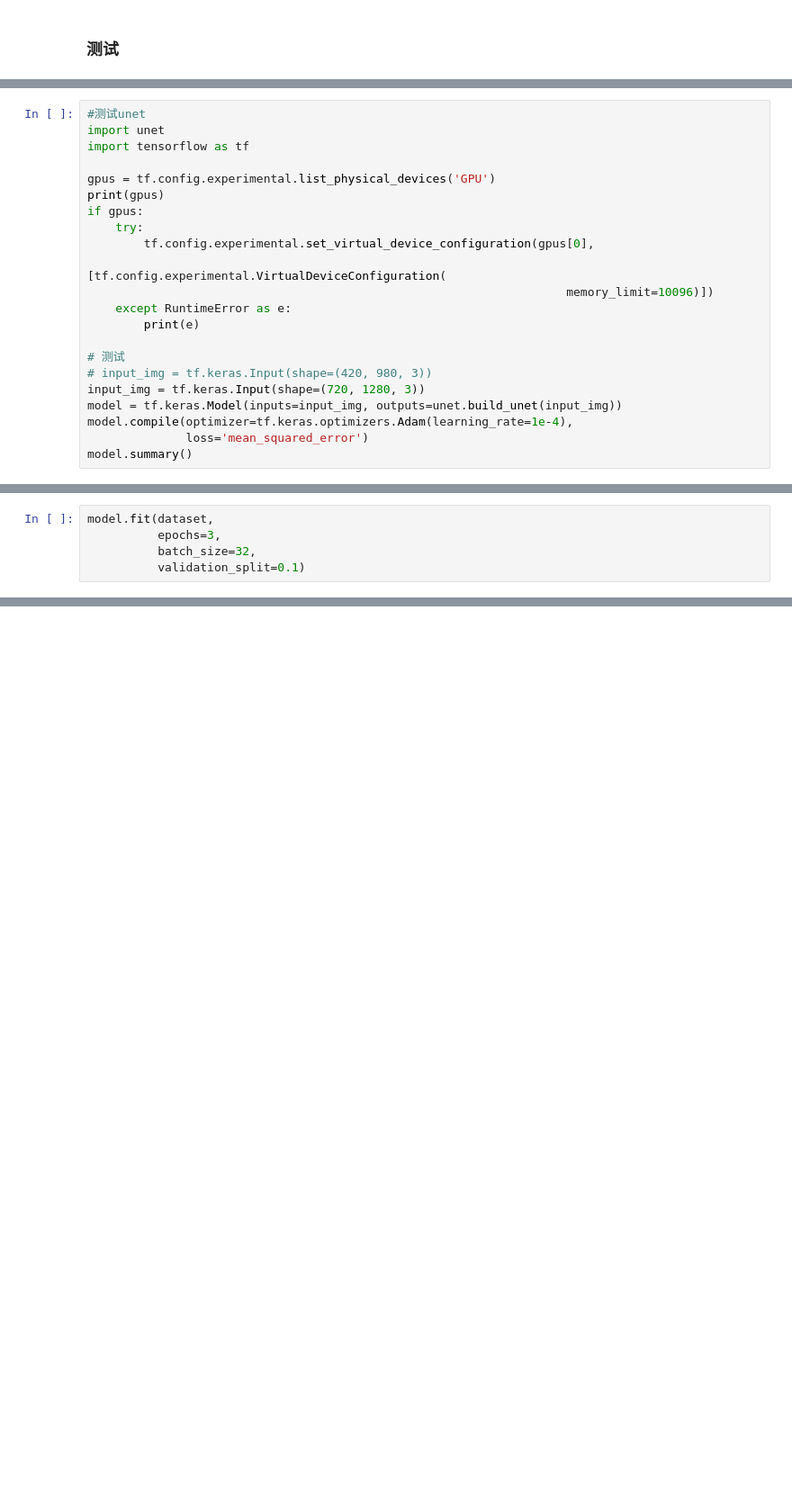
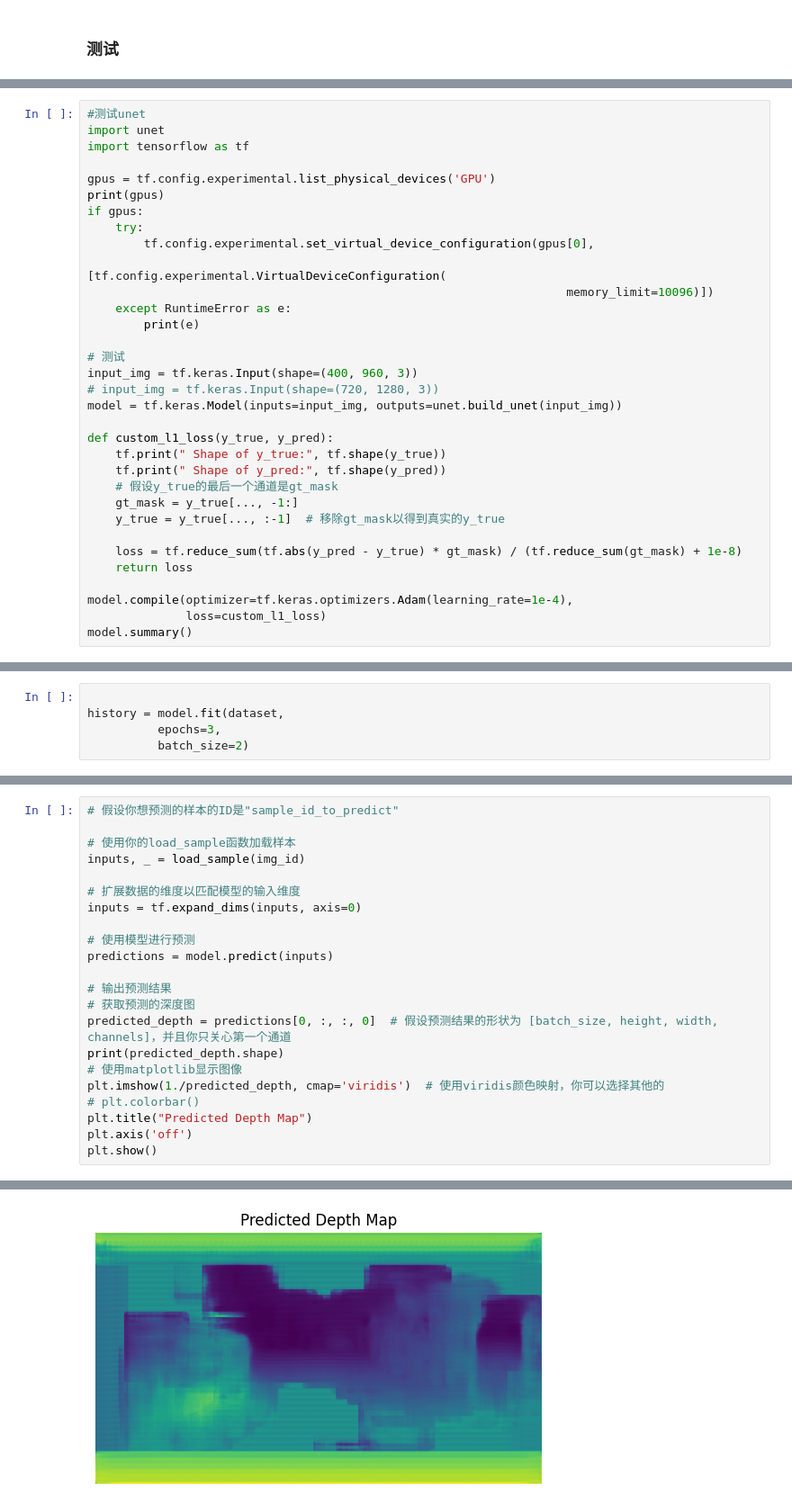
Before and after one commit to Edricos/newG2D, a Jupyter notebook: src/main.ipynb, the cells around one changed output, grey strips where cells are left out. Shown at 90% size. Saved outputs shown, nothing was run; the diff lists cells and outputs as text; blank space fills up the shorter version.

```diff
--- a/src/main.ipynb
+++ b/src/main.ipynb
@@ -178,11 +267,22 @@ if gpus:
         print(e)
 
 # 测试
-# input_img = tf.keras.Input(shape=(420, 980, 3))
-input_img = tf.keras.Input(shape=(720, 1280, 3))
+input_img = tf.keras.Input(shape=(400, 960, 3))
+# input_img = tf.keras.Input(shape=(720, 1280, 3))
 model = tf.keras.Model(inputs=input_img, outputs=unet.build_unet(input_img))
+
+def custom_l1_loss(y_true, y_pred):
+    tf.print(" Shape of y_true:", tf.shape(y_true))
+    tf.print(" Shape of y_pred:", tf.shape(y_pred))
+    # 假设y_true的最后一个通道是gt_mask
+    gt_mask = y_true[..., -1:]
+    y_true = y_true[..., :-1]  # 移除gt_mask以得到真实的y_true
+
+    loss = tf.reduce_sum(tf.abs(y_pred - y_true) * gt_mask) / (tf.reduce_sum(gt_mask) + 1e-8)
+    return loss
+
 model.compile(optimizer=tf.keras.optimizers.Adam(learning_rate=1e-4),
-              loss='mean_squared_error')
+              loss=custom_l1_loss)
 model.summary()
 # %% [output]
 [PhysicalDevice(name='/physical_device:GPU:0', device_type='GPU')]
@@ -190,5 +305,5 @@ KeyboardInterrupt:
 # %%
-model.fit(dataset,
+
+history = model.fit(dataset,
           epochs=3,
-          batch_size=32,
-          validation_split=0.1)
+          batch_size=2)
@@ -194,0 +322,23 @@ model.fit(dataset,
+# %%
+# 假设你想预测的样本的ID是"sample_id_to_predict"
+
+# 使用你的load_sample函数加载样本
+inputs, _ = load_sample(img_id)
+
+# 扩展数据的维度以匹配模型的输入维度
+inputs = tf.expand_dims(inputs, axis=0)
+
+# 使用模型进行预测
+predictions = model.predict(inputs)
+
+# 输出预测结果
+# 获取预测的深度图
+predicted_depth = predictions[0, :, :, 0]  # 假设预测结果的形状为 [batch_size, height, width, channels]，并且你只关心第一个通道
+print(predicted_depth.shape)
+# 使用matplotlib显示图像
+plt.imshow(1./predicted_depth, cmap='viridis')  # 使用viridis颜色映射，你可以选择其他的
+# plt.colorbar()
+plt.title("Predicted Depth Map")
+plt.axis('off')
+plt.show()
+# %% [output]
@@ -194,0 +347 @@ model.fit(dataset,
+[figure, added]
```
Also changed, not shown: parts of 12 cells of this notebook, 2 other files.
